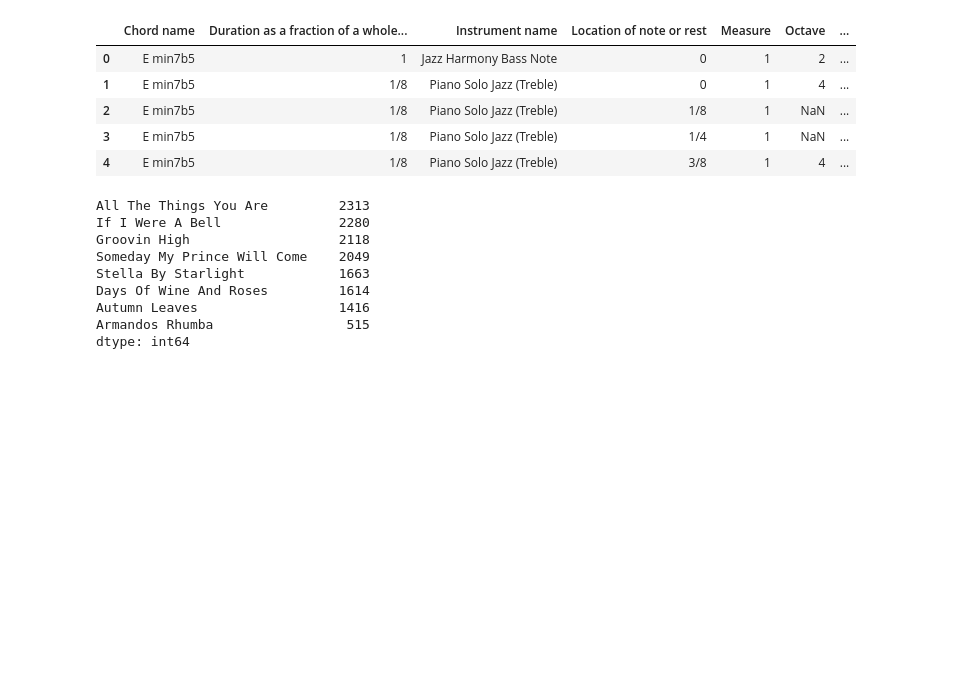
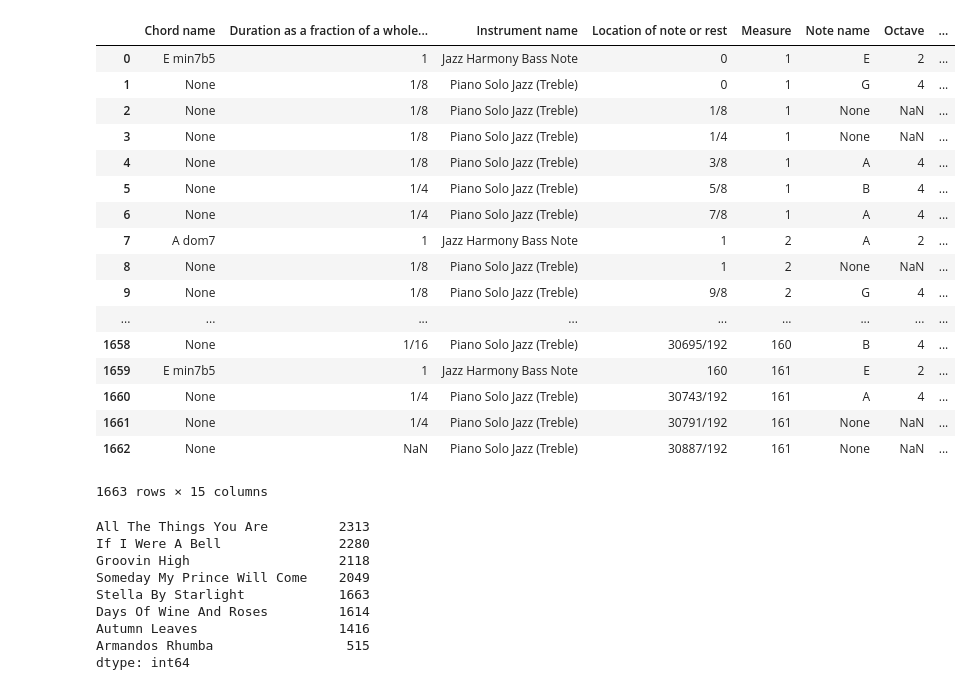
Before and after one commit to jgab3103/phd_code, a Jupyter notebook: Data Preparation.ipynb, the cells around one changed output. Cells and saved outputs as stored; diff of their text form; code cells hidden in the pictures; blank space fills up the shorter version.

```diff
--- a/Data Preparation.ipynb
+++ b/Data Preparation.ipynb
@@ -990,12 +1033,24 @@ stellaDf = stellaData.returnPreparedDataFrame()
 # %%
-stellaDf.head()
+stellaDf
 # %% [output]
-|  | Chord name | Duration as a fraction of a whole... | Instrument name | Location of note or rest | Measure | Octave | ... |
-| 0 | E min7b5 | 1 | Jazz Harmony Bass Note | 0 | 1 | 2 | ... |
-| 1 | E min7b5 | 1/8 | Piano Solo Jazz (Treble) | 0 | 1 | 4 | ... |
-| 2 | E min7b5 | 1/8 | Piano Solo Jazz (Treble) | 1/8 | 1 | NaN | ... |
-| 3 | E min7b5 | 1/8 | Piano Solo Jazz (Treble) | 1/4 | 1 | NaN | ... |
-| 4 | E min7b5 | 1/8 | Piano Solo Jazz (Treble) | 3/8 | 1 | 4 | ... |
+|  | Chord name | Duration as a fraction of a whole... | Instrument name | Location of note or rest | Measure | Note name | Octave | ... |
+| 0 | E min7b5 | 1 | Jazz Harmony Bass Note | 0 | 1 | E | 2 | ... |
+| 1 | None | 1/8 | Piano Solo Jazz (Treble) | 0 | 1 | G | 4 | ... |
+| 2 | None | 1/8 | Piano Solo Jazz (Treble) | 1/8 | 1 | None | NaN | ... |
+| 3 | None | 1/8 | Piano Solo Jazz (Treble) | 1/4 | 1 | None | NaN | ... |
+| 4 | None | 1/8 | Piano Solo Jazz (Treble) | 3/8 | 1 | A | 4 | ... |
+| 5 | None | 1/4 | Piano Solo Jazz (Treble) | 5/8 | 1 | B | 4 | ... |
+| 6 | None | 1/4 | Piano Solo Jazz (Treble) | 7/8 | 1 | A | 4 | ... |
+| 7 | A dom7 | 1 | Jazz Harmony Bass Note | 1 | 2 | A | 2 | ... |
+| 8 | None | 1/8 | Piano Solo Jazz (Treble) | 1 | 2 | None | NaN | ... |
+| 9 | None | 1/8 | Piano Solo Jazz (Treble) | 9/8 | 2 | G | 4 | ... |
+| ... | ... | ... | ... | ... | ... | ... | ... | ... |
+| 1658 | None | 1/16 | Piano Solo Jazz (Treble) | 30695/192 | 160 | B | 4 | ... |
+| 1659 | E min7b5 | 1 | Jazz Harmony Bass Note | 160 | 161 | E | 2 | ... |
+| 1660 | None | 1/4 | Piano Solo Jazz (Treble) | 30743/192 | 161 | A | 4 | ... |
+| 1661 | None | 1/4 | Piano Solo Jazz (Treble) | 30791/192 | 161 | None | NaN | ... |
+| 1662 | None | NaN | Piano Solo Jazz (Treble) | 30887/192 | 161 | None | NaN | ... |
+1663 rows × 15 columns
 # %%
 armandosRhumbaData = CreateDataSetFromXML(xmlFile="FinalDataSet/XMLFiles/JazzSolos/ChickCoreaArmandosRhumba.xml",
                                   performerName="Chick Corea", composerName="Chick Corea", genre="Jazz",
```
Also changed, not shown: parts of 4 cells of this notebook.
